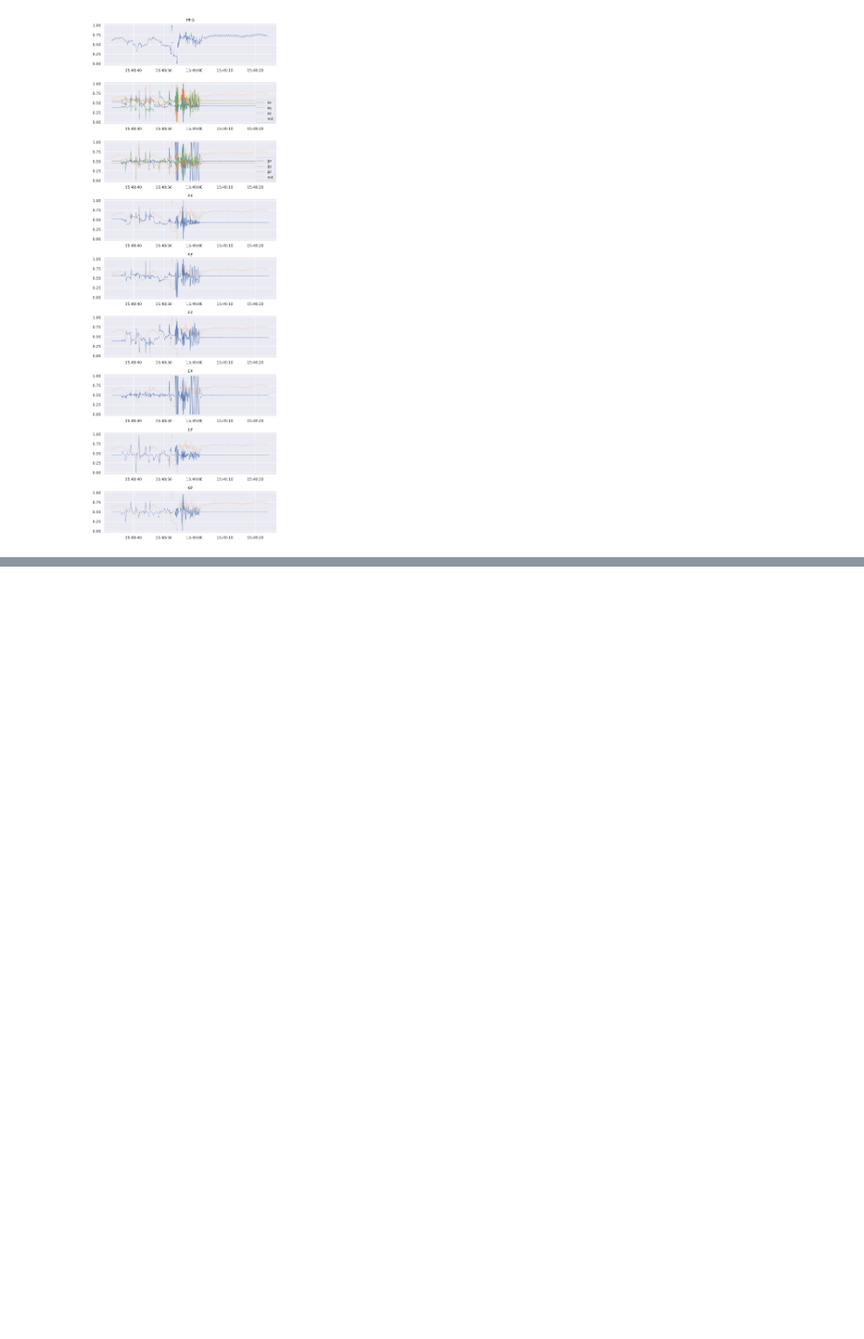
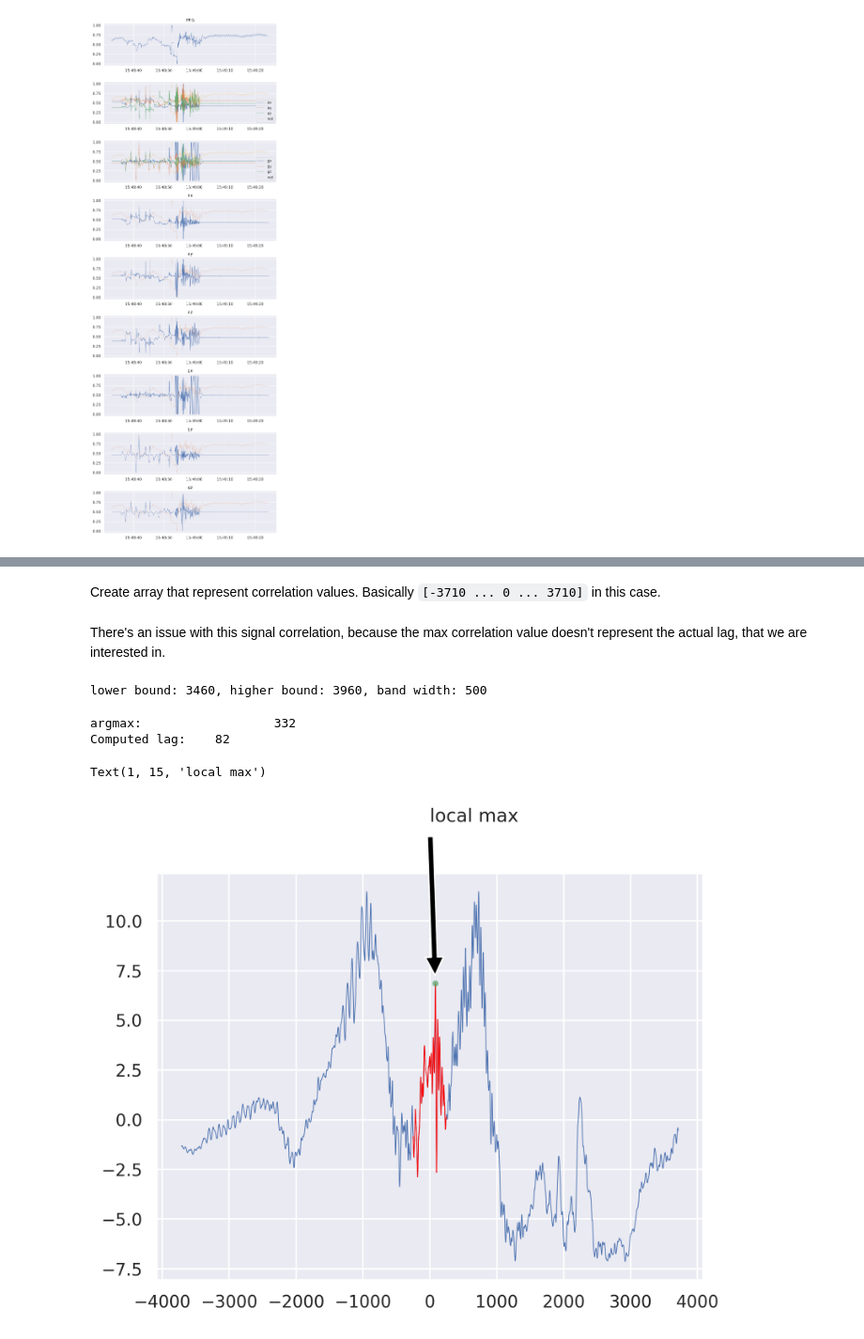
Before and after one commit to MyAlyce/myalyce_wavelet_and_classifier_tests, a Jupyter notebook: Filtering_with_acc_data.ipynb, the cells around one changed output, grey strips where cells are left out. Shown at 94% size. Drawn from its saved outputs; the diff is of its cells as text; code cells hidden in the pictures; blank space fills up the shorter version.

Commit message:
feat: add cross-correlation

```diff
--- a/Filtering_with_acc_data.ipynb
+++ b/Filtering_with_acc_data.ipynb
@@ -115,0 +144,36 @@ plt.savefig('PPG_IMU.png')
+# %%
+c = np.correlate(np.array(df['red'] - df['red'].mean()), np.array(axis - axis.mean()), mode='same')
+# %% [markdown]
+Create array that represent  correlation values. Basically `[-3710 ... 0 ... 3710]` in this case.
+# %%
+lags = scipy.signal.correlation_lags(df['red'].size, axis.size, mode="same")
+# %% [markdown]
+There's an issue with this signal correlation, because the max correlation value doesn't represent the actual lag, that we are interested in.
+# %%
+BAND = 500
+LOW_BOUND = (len(c) // 2) - BAND // 2
+HIGH_BOUND = (len(c) // 2) + BAND // 2
+print(f"lower bound: {LOW_BOUND}, higher bound: {HIGH_BOUND}, band width: {BAND}")
+# %% [output]
+lower bound: 3460, higher bound: 3960, band width: 500
+# %%
+truncated_c = np.argmax(c[LOW_BOUND:HIGH_BOUND])
+print("argmax:\t\t\t", truncated_c)
+lag = lags[LOW_BOUND + truncated_c]
+print("Computed lag:\t", lag)
+# %% [output]
+argmax:                  332
+Computed lag:    82
+# %%
+plt.plot(lags, c, lw=0.5)
+plt.plot(lags[LOW_BOUND:HIGH_BOUND], c[LOW_BOUND:HIGH_BOUND], lw=0.5, color='red')
+middle_point = np.argwhere(lags == 0)
+lag_point = middle_point + lag
+# plt.plot(lags[middle_point], c[middle_point], 'yo', markersize=3, alpha=0.6)
+plt.plot(lags[lag_point], c[lag_point], 'go', markersize=3, alpha=0.6)
+plt.annotate('local max', xy=(lags[lag_point], c[lag_point]), xytext=(1, 15),
+            arrowprops=dict(facecolor='black', shrink=0.05),
+            )
+# %% [output]
+Text(1, 15, 'local max')
+[figure, added]
```
Also changed, not shown: parts of 25 cells of this notebook.
